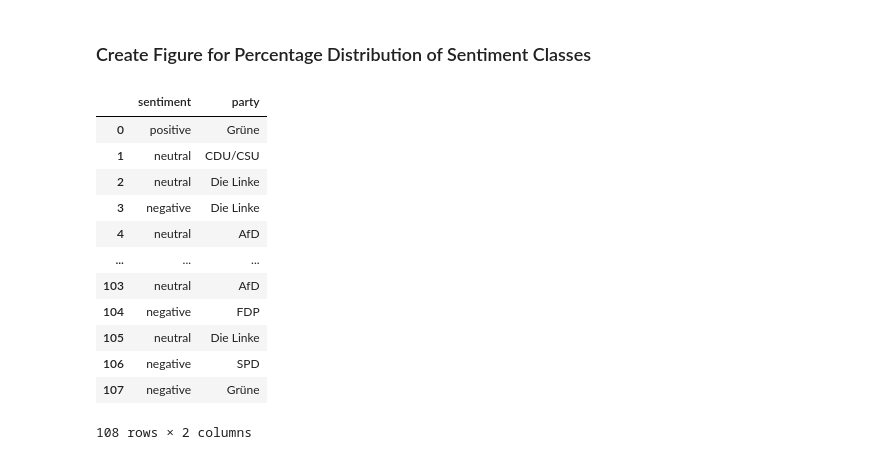
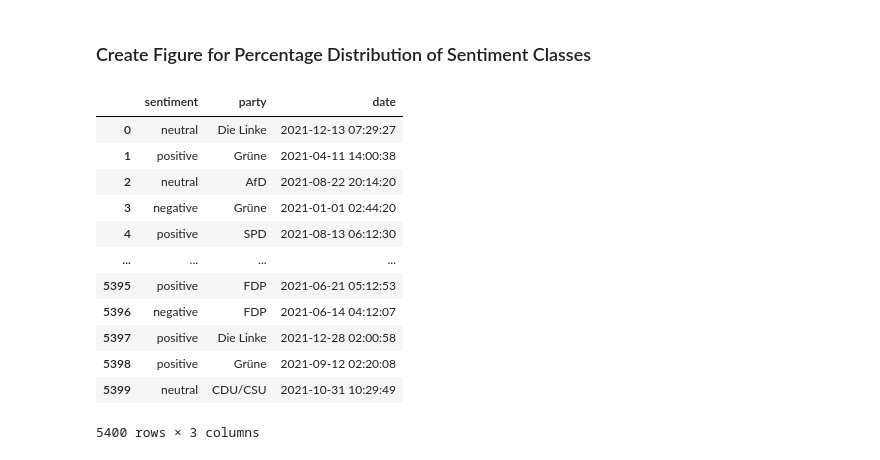
Before and after one commit to NilsHellwig/Twitter_German_Federal_Election_Perception_2021, a Jupyter notebook: 06 Dataset Analysis with Model/create_plots.ipynb, the cells around one changed output. Cells and saved outputs as stored; diff of their text form; code cells hidden in the pictures.

```diff
--- a/06 Dataset Analysis with Model/create_plots.ipynb
+++ b/06 Dataset Analysis with Model/create_plots.ipynb
@@ -26,30 +27,44 @@ plot_overall_sentiment(data, filename)
 # %% [markdown]
 ### Create Figure for Percentage Distribution of Sentiment Classes
 # %%
-import pandas as pd
-import random
+N = 100
+from datetime import datetime, timedelta
+def random_date_2021():
+    # Start date
+    start = datetime(2021, 1, 1)
+    # End date
+    end = datetime(2021, 12, 31)
+    # Get a random timedelta between the start and end date
+    delta = end - start
+    int_delta = (delta.days * 24 * 60 * 60) + delta.seconds
+    random_second = random.randint(0, int_delta)
+    # Add the random timedelta to the start date
+    result = start + timedelta(seconds=random_second)
+    # Return the date in the desired format
+    return result.strftime("%Y-%m-%d %H:%M:%S")
 
-sentiment = ['positive', 'negative', 'neutral'] * 36
-party = ['CDU/CSU', 'SPD', 'AfD', 'FDP', 'Die Linke', 'Grüne'] * 18
+sentiment = ['positive', 'negative', 'neutral'] * N * 18
+party = ['CDU/CSU', 'SPD', 'AfD', 'FDP', 'Die Linke', 'Grüne'] * 9 * N
+dates_array = [random_date_2021() for i in range(N * 18 * 3)]
 random.shuffle(sentiment)
 random.shuffle(party)
-data = {'sentiment': sentiment, 'party': party}
+data = {'sentiment': sentiment, 'party': party, 'date': dates_array}
 df = pd.DataFrame(data)
 df
 # %% [output]
-|  | sentiment | party |
-| 0 | positive | Grüne |
-| 1 | neutral | CDU/CSU |
-| 2 | neutral | Die Linke |
-| 3 | negative | Die Linke |
-| 4 | neutral | AfD |
-| ... | ... | ... |
-| 103 | neutral | AfD |
-| 104 | negative | FDP |
-| 105 | neutral | Die Linke |
-| 106 | negative | SPD |
-| 107 | negative | Grüne |
+|  | sentiment | party | date |
+| 0 | neutral | Die Linke | 2021-12-13 07:29:27 |
+| 1 | positive | Grüne | 2021-04-11 14:00:38 |
+| 2 | neutral | AfD | 2021-08-22 20:14:20 |
+| 3 | negative | Grüne | 2021-01-01 02:44:20 |
+| 4 | positive | SPD | 2021-08-13 06:12:30 |
+| ... | ... | ... | ... |
+| 5395 | positive | FDP | 2021-06-21 05:12:53 |
+| 5396 | negative | FDP | 2021-06-14 04:12:07 |
+| 5397 | positive | Die Linke | 2021-12-28 02:00:58 |
+| 5398 | positive | Grüne | 2021-09-12 02:20:08 |
+| 5399 | neutral | CDU/CSU | 2021-10-31 10:29:49 |
-108 rows × 2 columns
+5400 rows × 3 columns
 # %%
 filename = PLOTS_PATH + "proportion_sentiment_parties"
 plot_sentiment(df, filename)
```
Also changed, not shown: parts of 4 cells of this notebook, 2 other files.
